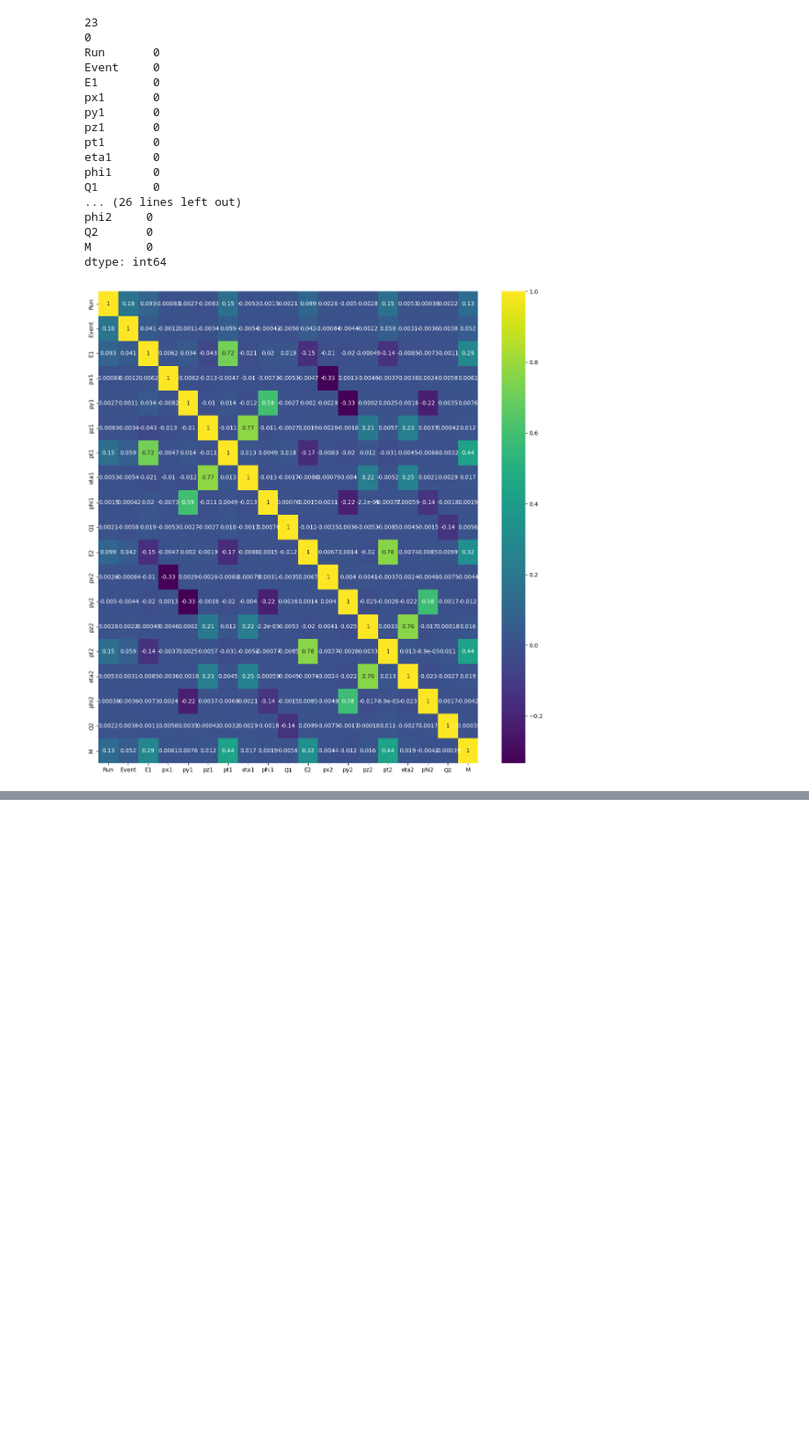
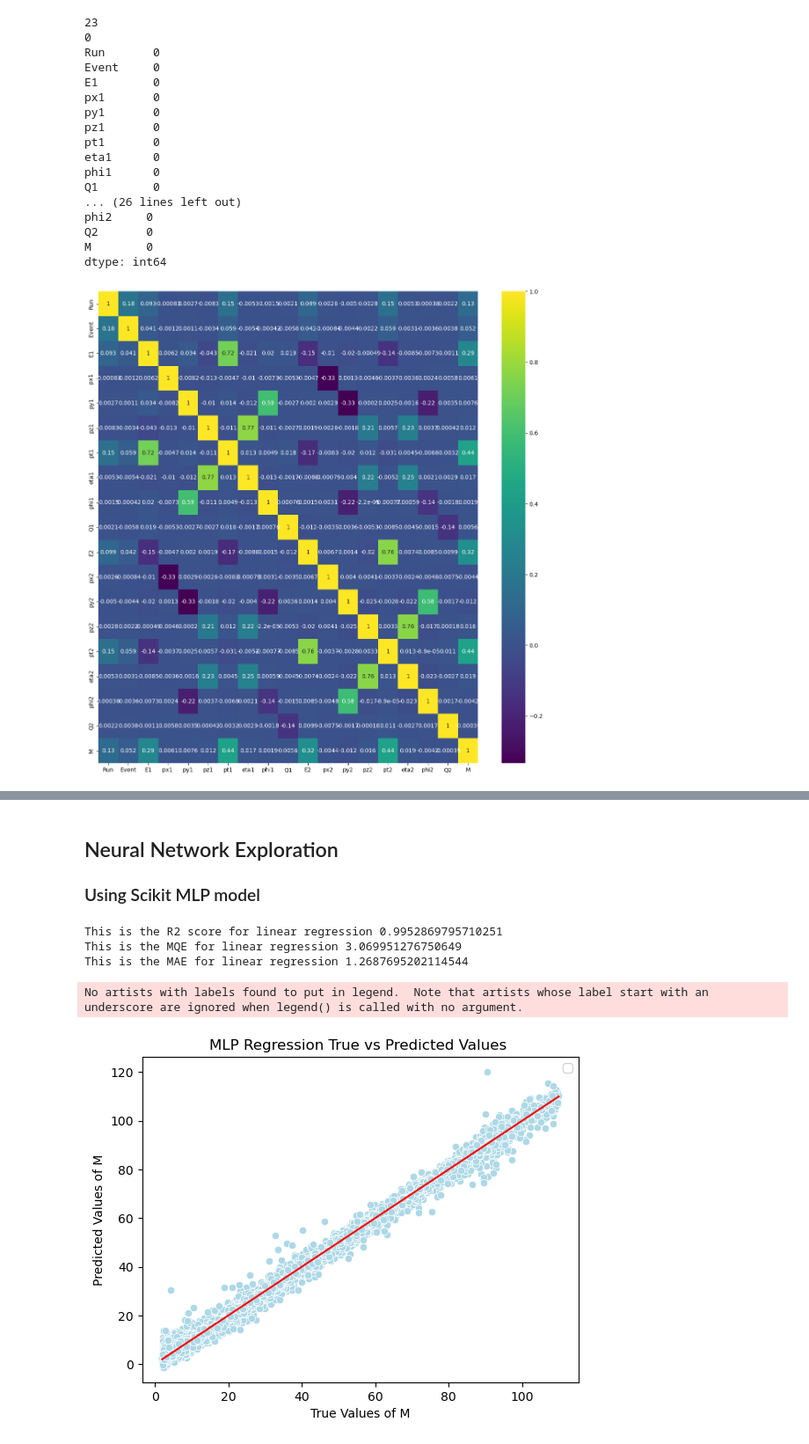
Before and after one commit to Bmar04/CERNElectronCollisionMassPrediction, a Jupyter notebook: Main.ipynb, the cells around one changed output, grey strips where cells are left out. Shown at 88% size. Saved outputs shown, nothing was run; the diff lists cells and outputs as text; code cells hidden in the pictures; blank space fills up the shorter version.

```diff
--- a/Main.ipynb
+++ b/Main.ipynb
@@ -96,0 +175,34 @@ This is the MQE for KNN regression 84.86900987631167
+# %% [markdown]
+## Neural Network Exploration
+### Using Scikit MLP model
+# %%
+mlp = MLPRegressor(activation='relu', solver='adam', max_iter=200)
+mlp = mlp.fit(X_train_scl, y_train)
+mlp_pred = mlp.predict(X_test_scl)
+
+print(f'This is the R2 score for linear regression {r2_score(y_test,mlp_pred)}')
+print(f'This is the MQE for linear regression {mean_squared_error(y_test, mlp_pred)}')
+print(f'This is the MAE for linear regression {mean_absolute_error(y_test, mlp_pred)}')
+# %% [output]
+This is the R2 score for linear regression 0.9952869795710251
+This is the MQE for linear regression 3.069951276750649
+This is the MAE for linear regression 1.2687695202114544
+# %%
+#MLP Regression plot
+#Making the plot
+sns.scatterplot(x = y_test, y = mlp_pred, color='lightblue')
+#calculating true value line
+mlp_max = y_test.max()
+mlp_min = y_test.min()
+#plotting true value line
+sns.lineplot(x = [mlp_max, mlp_min], y = [mlp_max, mlp_min], color='red')
+
+#Labeling plot
+plt.xlabel('True Values of M')
+plt.ylabel('Predicted Values of M')
+plt.title('MLP Regression True vs Predicted Values ')
+plt.legend()
+plt.show()
+# %% [output]
+No artists with labels found to put in legend.  Note that artists whose label start with an underscore are ignored when legend() is called with no argument.
+[figure, added]
```
Also changed, not shown: parts of 9 cells of this notebook.
